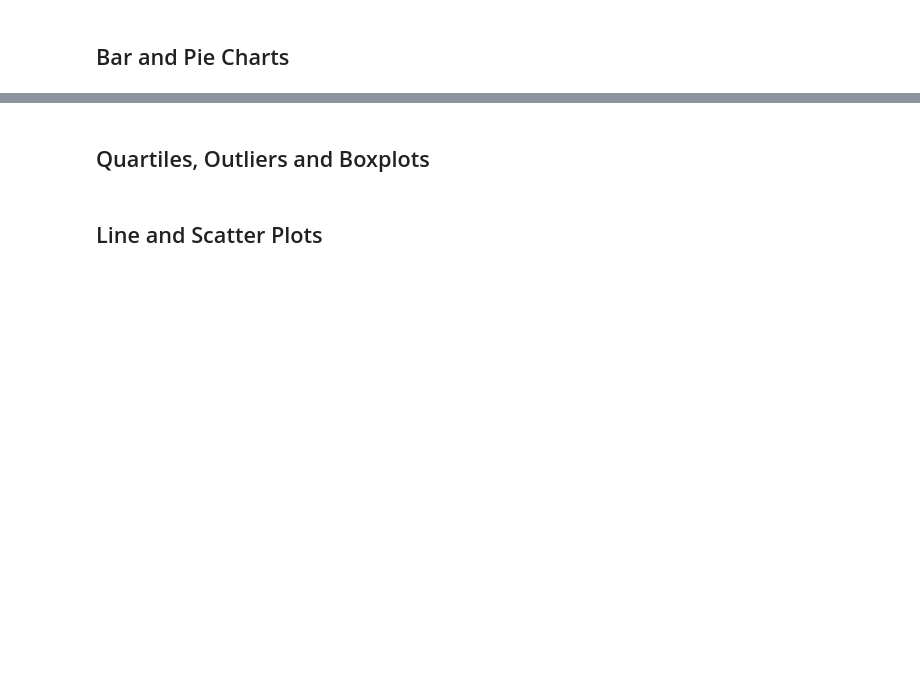
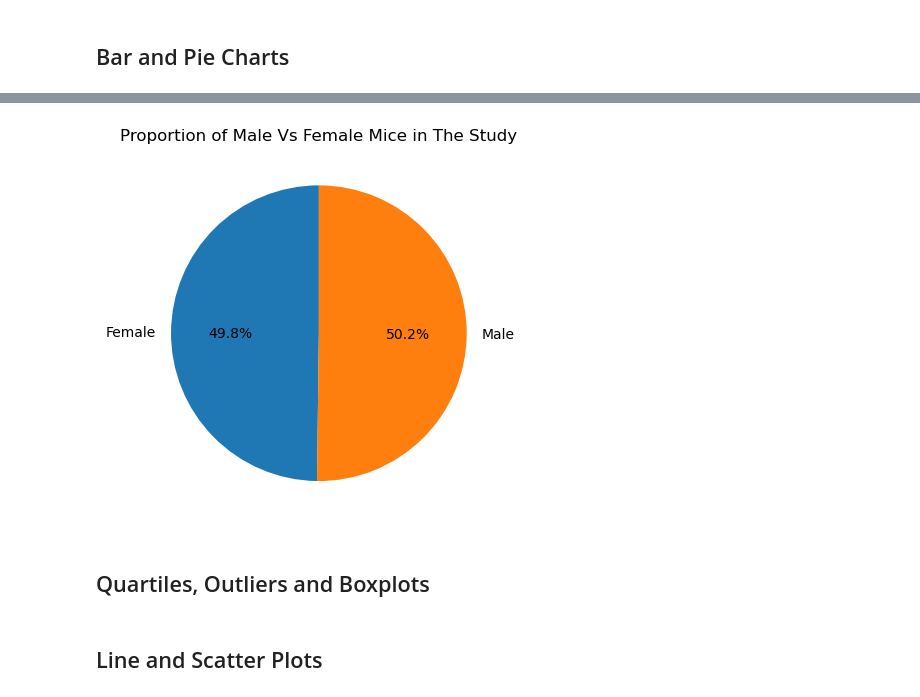
Before and after one commit to nmizzell/pymaceuticals, a Jupyter notebook: Pymaceuticals/pymaceuticals_starter.ipynb, the cells around one changed output, grey strips where cells are left out. Saved outputs shown, nothing was run; the diff lists cells and outputs as text; code cells hidden in the pictures; blank space fills up the shorter version.

```diff
--- a/Pymaceuticals/pymaceuticals_starter.ipynb
+++ b/Pymaceuticals/pymaceuticals_starter.ipynb
@@ -119,2 +218,11 @@ len(clean_df['Mouse ID'].unique())
 # %%
-# Generate a pie plot showing the distribution of female versus male mice using Pandas
+# Generate a pie plot showing the distribution of female versus male mice using pyplot
+ax = plt.subplot()
+ax.pie(x=pie_data['Count']
+       ,labels=pie_data['Sex']
+       ,autopct='%1.1f%%'
+       ,startangle=90)
+ax.set_title('Proportion of Male Vs Female Mice in The Study')
+plt.show()
+# %% [output]
+[figure, added]
```
Also changed, not shown: parts of 6 cells of this notebook.
